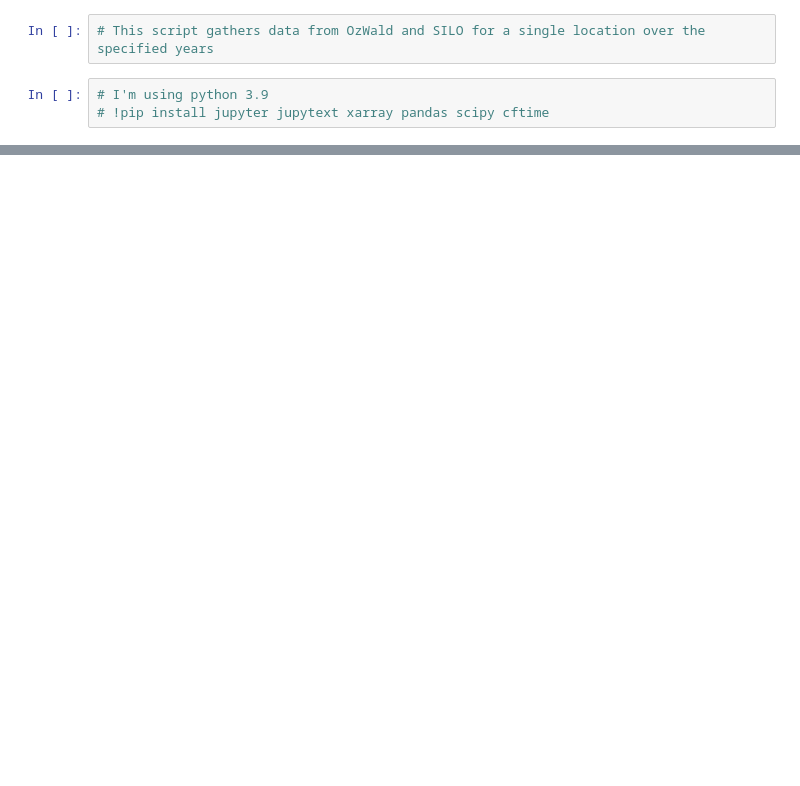
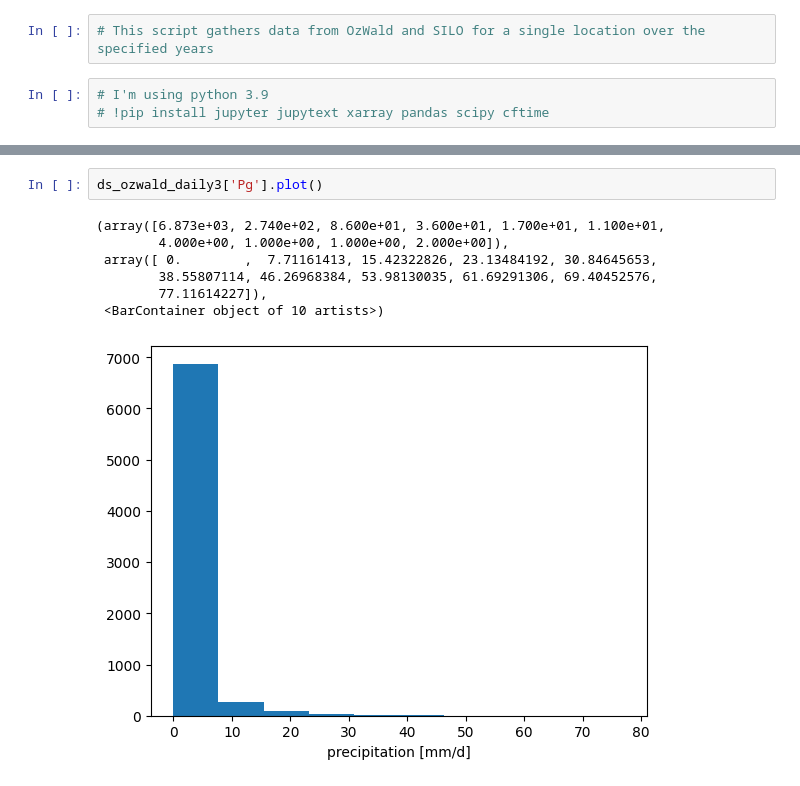
Before and after one commit to johnburley3000/PaddockTS, a Jupyter notebook: DAESIM_preprocess/daesim_forcing.ipynb, the cells around one changed output, grey strips where cells are left out. Saved outputs shown, nothing was run; the diff lists cells and outputs as text; blank space fills up the shorter version.

```diff
--- a/DAESIM_preprocess/daesim_forcing.ipynb
+++ b/DAESIM_preprocess/daesim_forcing.ipynb
@@ -54,3 +56,13 @@ Wall time: 10.3 s
+# %%
+ds_ozwald_daily3['Pg'].plot()
+# %% [output]
+(array([6.873e+03, 2.740e+02, 8.600e+01, 3.600e+01, 1.700e+01, 1.100e+01,
+        4.000e+00, 1.000e+00, 1.000e+00, 2.000e+00]),
+ array([ 0.        ,  7.71161413, 15.42322826, 23.13484192, 30.84645653,
+        38.55807114, 46.26968384, 53.98130035, 61.69291306, 69.40452576,
+        77.11614227]),
+ <BarContainer object of 10 artists>)
+[figure, added]
 # %%
 %%time
 
```
Also changed, not shown: parts of 10 cells of this notebook.
